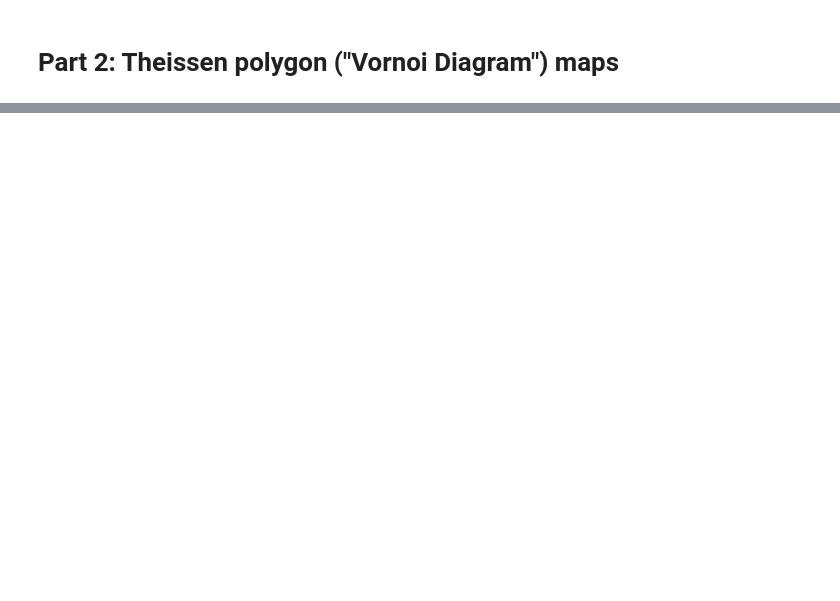
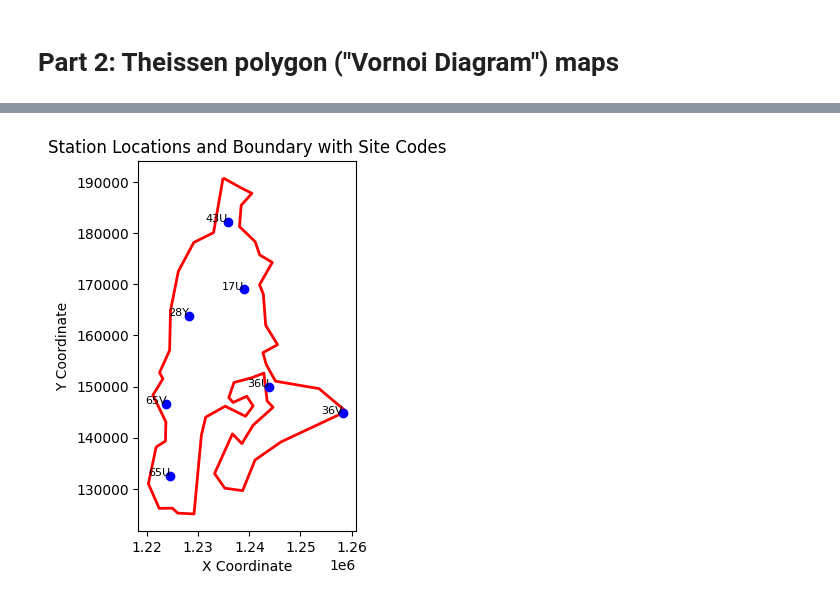
Before and after one commit to bradlipovsky/judd-creek, a Jupyter notebook: main.ipynb, the cells around one changed output, grey strips where cells are left out. Cells and saved outputs as stored; diff of their text form; code cells hidden in the pictures; blank space fills up the shorter version.

```diff
--- a/main.ipynb
+++ b/main.ipynb
@@ -134,2 +212,34 @@ boundary_poly
+# %%
+import matplotlib.pyplot as plt
+import geopandas as gpd
+
+# Create a GeoDataFrame for station locations
+station_gdf = gpd.GeoDataFrame(
+    metadata,
+    geometry=gpd.points_from_xy(metadata['lon'], metadata['lat']),
+    crs='EPSG:4326'  # Assuming the coordinates are in WGS84
+).to_crs('EPSG:2926')  # Convert to the same CRS as boundary_poly
+
+# Plot the boundary polygon and station locations
+fig, ax = plt.subplots() #figsize=(10, 10)
+
+# Plot the boundary polygon
+gpd.GeoSeries(boundary_poly).plot(ax=ax, color='none', edgecolor='red', linewidth=2, label='Boundary')
+
+# Plot the station locations
+station_gdf.plot(ax=ax, color='blue', marker='o', label='Stations')
+
+# Add station names to the map
+for x, y, label in zip(station_gdf.geometry.x, station_gdf.geometry.y, station_gdf['Site_Code']):
+    ax.text(x, y, label, fontsize=8, ha='right', color='black')
+
+# Add labels and title
+ax.set_title("Station Locations and Boundary with Site Codes")
+ax.set_xlabel("X Coordinate")
+ax.set_ylabel("Y Coordinate")
+# plt.legend()
+plt.show()
+# %% [output]
+[figure, added]
 # %%
 gdf_voronoi = make_voronoi_gdf(merged_2019, geojson_path=geojson_path)
```
Also changed, not shown: parts of 13 cells of this notebook, 1 other file.
